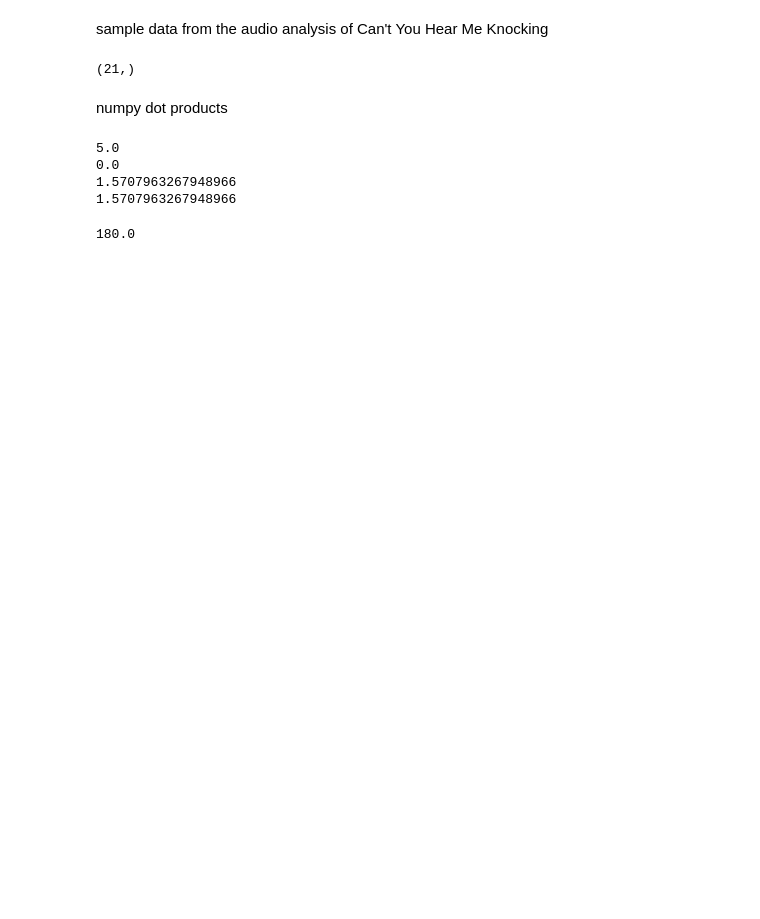
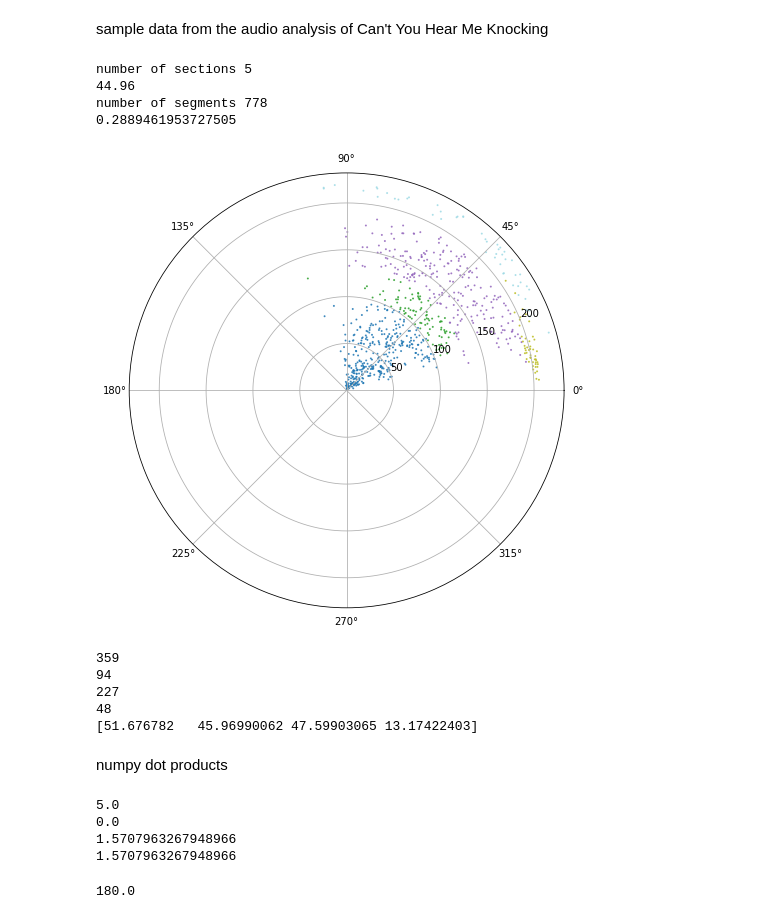
Before and after one commit to uplnblue/bandmate-animation-scratch, a Jupyter notebook: polar_graphs_&animations.ipynb, the cells around one changed output. Cells and saved outputs as stored; diff of their text form; code cells hidden in the pictures; blank space fills up the shorter version.

Commit message:
averages... interesting actually TODO: make animation

```diff
--- a/polar_graphs_&animations.ipynb
+++ b/polar_graphs_&animations.ipynb
@@ -256,7 +256,7 @@ def average(nums):
 def radToDegrees(rad):
     return rad * (360 / (2 * np.pi))
 
-with open('audio_analysis_hearmeknock.json') as json_file:
+with open('audio_analysis_onaplain.json') as json_file:
     data = json.load(json_file)
 # data is a python dictionary {}
 # print(json.dumps(data, indent=4))
@@ -273,25 +273,25 @@ bars = data['bars']
 # SECTIONS
 # there are 22 sections in Can't you Hear me Knocking
 sections = data['sections']
-# print(f'number of sections {len(sections)}')
+print(f'number of sections {len(sections)}')
 sect_durations = []
 for section in sections:
     sect_durations.append(section['duration'])
 
-# print(average(sect_durations))
+print(average(sect_durations))
 # 19.818181363636366
 # Each section is about 2- seconds long
 
 
 # SEGMENTS
 segments = data['segments']
-# print(f'number of segments {len(segments)}')
+print(f'number of segments {len(segments)}')
 # print(json.dumps(segments, indent=4))
 # average duration of a segment
 seg_durations = []
 for segment in segments:
     seg_durations.append(segment['duration'])
-# print(average(seg_durations))
+print(average(seg_durations))
 # 0.2666666666666665
 # each segment is about a quarter second long
 
@@ -369,33 +369,39 @@ rs = np.array([2 for i in thetas])
 # colors = seg_start_times[1:]
 colors = cbn_colors(seg_start_times[1:])
 # print(rs.shape)
 # print(ts.shape)
 
 
 # fig = matplotlib.pyplot.gcf()
 # fig.set_size_inches(18.5, 10.5)
 # fig.savefig('test2png.png', dpi=100)
 
 ax_2.scatter(xs,ts, c=colors, cmap=plt.get_cmap('tab20'), s=1, alpha=0.75)
 
 # are any of the thetas / anges negative?
 # they will all be between 0 and 180
 # because that is the domain of arccos
 
 
 
 # TODO: make the animation
 
 
 # print(sect_start_times[10])
 
 
 fil_seg_start_times = seg_start_times[seg_start_times < 8.5]
 # print(fil_seg_start_times)
 
 # TODO c = ax.scatter(theta, r, c=colors, s=area, cmap='hsv', alpha=0.75)
 # TODO get "Average timbres" for sections to see what makes more sense to plot... if anything
 # transparency
+# %% [output]
+number of sections 5
+44.96
+number of segments 778
+0.2889461953727505
+[figure, added]
 # %%
 # TIMBRES
 timbres = []
@@ -455,25 +461,35 @@ for sect_time in sect_start_times[1:]:
 # then use that number to slice the thetas array up to that index
 thetas_by_section = []
 thetas_deg_by_section = []
+prev_index = 0
 
 for index in last_indices_by_section:
-    this_section = np.array(thetas[0:index])
-    this_section_deg = np.array(thetas_deg[0:index])
+    this_section = np.array(thetas[prev_index:index])
+    this_section_deg = np.array(thetas_deg[prev_index:index])
     thetas_by_section.append(this_section)
     thetas_deg_by_section.append(this_section_deg)
+    prev_index = index
 
 thetas_by_section = np.array(thetas_by_section)
 thetas_deg_by_section = np.array(thetas_deg_by_section)
 
+means_deg_by_section = []
+# print(thetas_deg_by_section)
+for thetas in thetas_deg_by_section:
+    print(len(thetas))
+    means_deg_by_section.append(np.mean(thetas))
 
-print(thetas_by_section.shape)
-# means_deg = np.mean(thetas_deg_by_section, axis=0)
+means_deg_by_section = np.array(means_deg_by_section)
 
-
+print(means_deg_by_section)
 
 # maybe I'll just chill and get some sleep
 # %% [output]
-(21,)
+359
+94
+227
+48
+[51.676782   45.96990062 47.59903065 13.17422403]
 # %% [markdown]
  numpy dot products
 # %%
```
